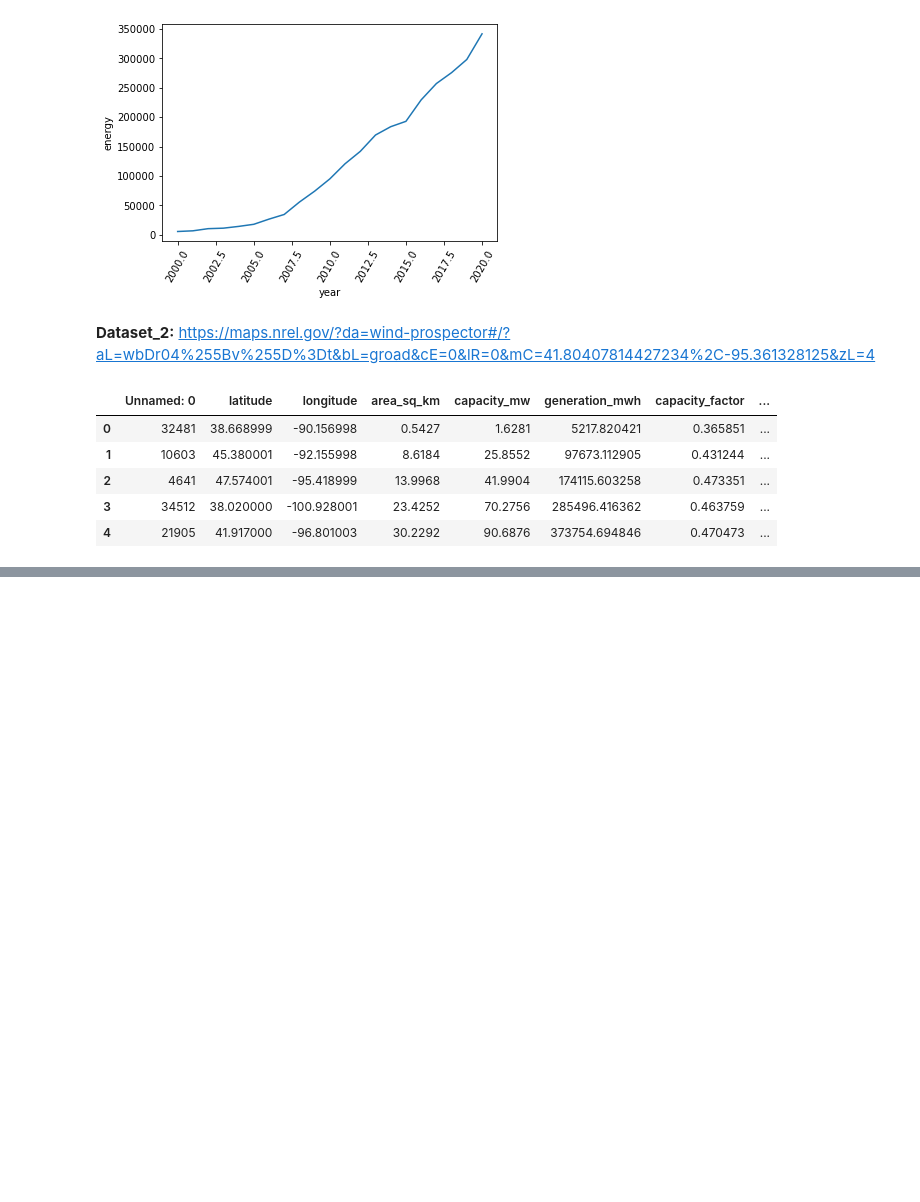
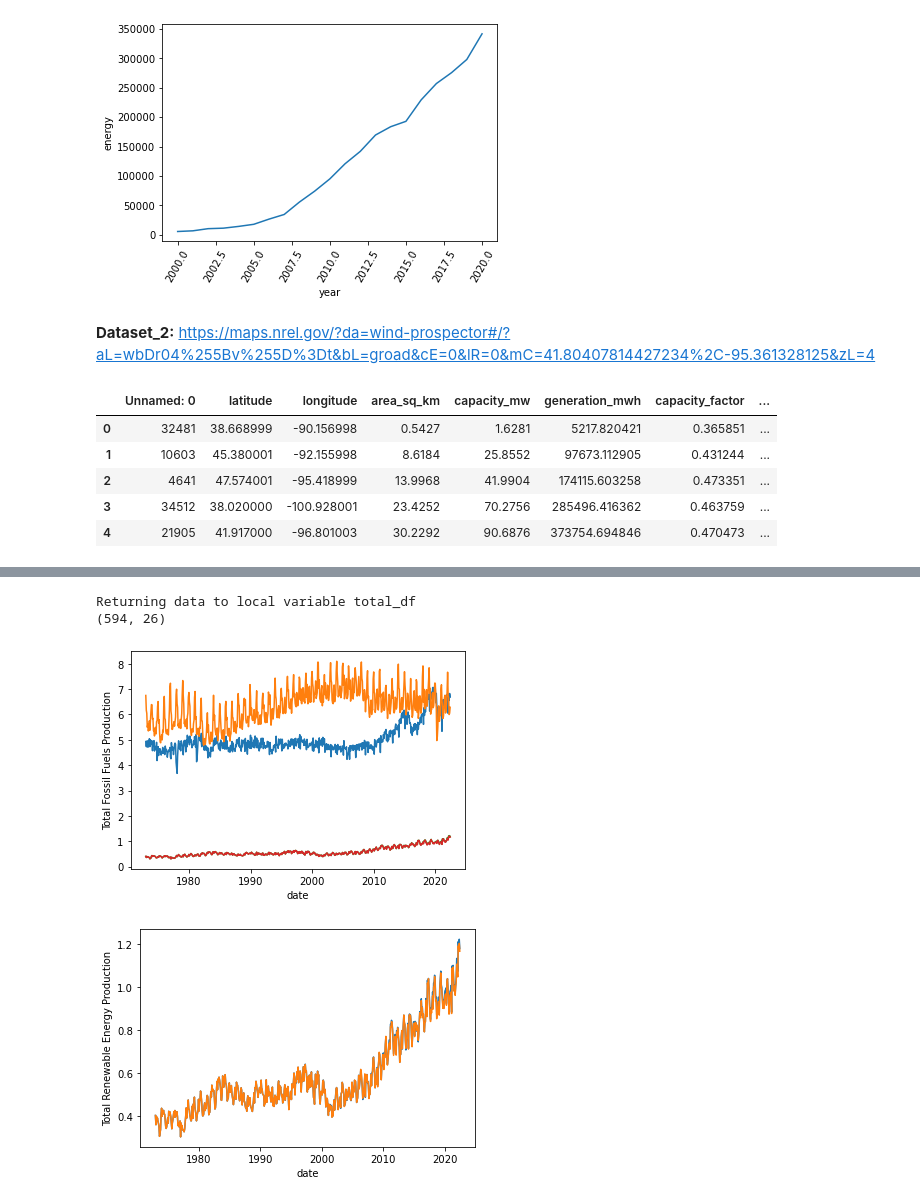
Before and after one commit to akkij26/info_2950, a Jupyter notebook: Phase 2.ipynb, the cells around one changed output, grey strips where cells are left out. Cells and saved outputs as stored; diff of their text form; code cells hidden in the pictures; blank space fills up the shorter version.

```diff
--- a/Phase 2.ipynb
+++ b/Phase 2.ipynb
@@ -114,0 +125,54 @@ plt.show()
+# %%
+#note that all values here are given in quadrillion btu
+consumption_df = pd.read_csv("consumption.csv")
+production_df = pd.read_csv("production.csv")
+production_df = production_df.rename(columns={"Month": "date"})
+
+#production_df.head()
+%sql total_df << SELECT * FROM production_df INNER JOIN consumption_df ON production_df.date = consumption_df.Month
+total_df = total_df.drop('Month', axis = 1)
+
+total_df['date'] = pd.to_datetime(total_df['date'], format = "%Y %B")
+total_df.head()
+print(total_df.shape)
+
+#production_df['Month'] = pd.to_datetime(production_df['Month'], format = "%Y %B")
+
+#consumption_df.head()
+#print(production_df.shape)
+#print(consumption_df.shape)
+
+#why does this have two month columns?
+#%sql total_df << SELECT * FROM production_df INNER JOIN consumption_df ON production_df.Month = consumption_df.Month
+
+#list(total_df.columns)
+#print(total_df.shape)
+# %% [output]
+Returning data to local variable total_df
+(594, 26)
+# %%
+# make plots better
+cols = total_df.columns.values
+for i in range(1,26):
+    name = cols[i]
+    total_df[name] = pd.to_numeric(total_df[name], errors = 'coerce')
+total_df.head()
+
+
+sns.lineplot(data = total_df, x = 'date', y = 'Total Fossil Fuels Production')
+sns.lineplot(data = total_df, x = 'date', y = 'Total Fossil Fuels Consumption')
+sns.lineplot(data = total_df, x = 'date', y = 'Total Renewable Energy Production')
+sns.lineplot(data = total_df, x = 'date', y = 'Total Renewable Energy Consumption')
+plt.show()
+
+
+sns.lineplot(data = total_df, x = 'date', y = total_df['Total Renewable Energy Production'])
+sns.lineplot(data = total_df, x = 'date', y = total_df['Total Renewable Energy Consumption'])
+plt.show()
+
+
+#sns.lmplot(data = total_df, x = 'date', y = 'Total Renewable Energy Consumption')
+#plt.show()
+# %% [output]
+[figure, added]
+[figure, added]
```
Also changed, not shown: parts of 11 cells of this notebook.
